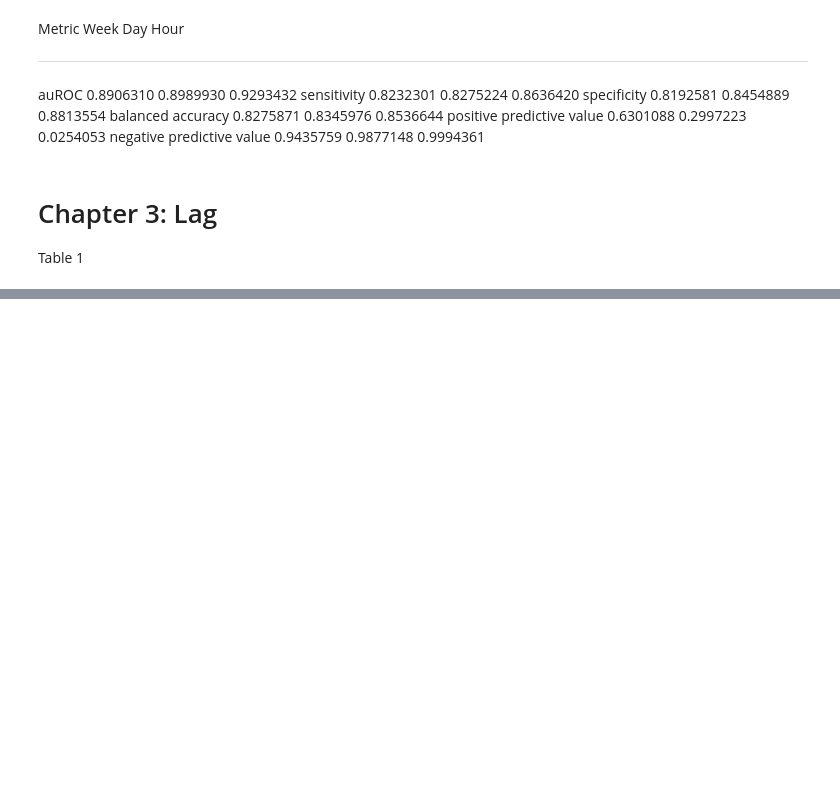
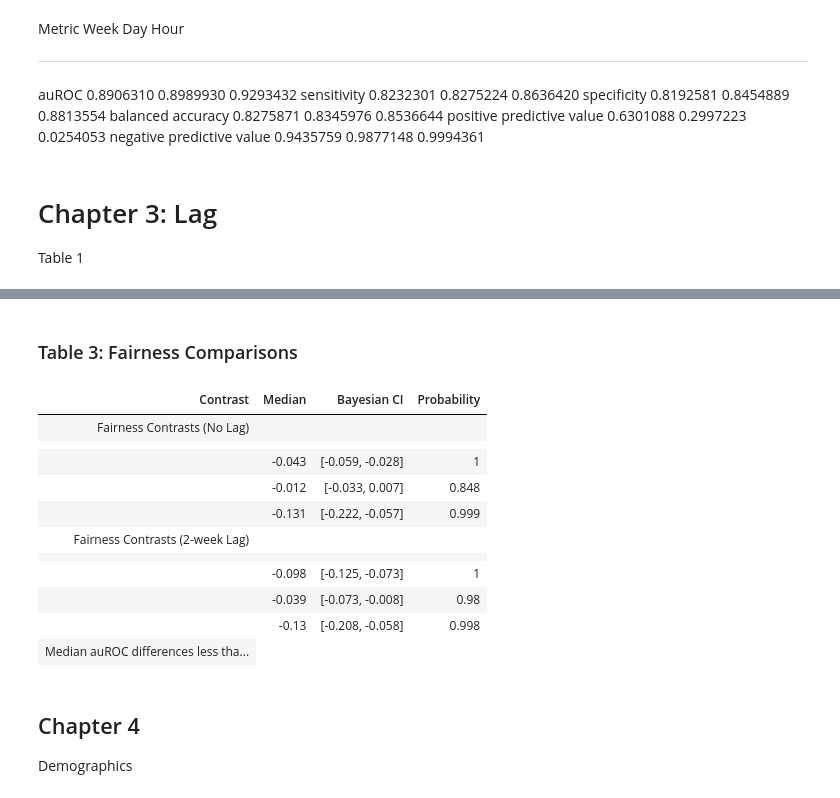
Before and after one commit to KendraPaquette/study_dissertation, a Jupyter notebook: notebooks/tables.embed.ipynb, the cells around one changed output, grey strips where cells are left out. Saved outputs shown, nothing was run; the diff lists cells and outputs as text; code cells hidden in the pictures; blank space fills up the shorter version.

```diff
--- a/notebooks/tables.embed.ipynb
+++ b/notebooks/tables.embed.ipynb
@@ -421,0 +429,35 @@ table_ci |>
+# %% [markdown]
+### Table 3: Fairness Comparisons
+# %%
+#| label: tbl-fairness
+#| tbl-cap: "Median difference in auROC, 95% Bayesian credible interval (CI), and posterior probability that that the auROC difference was smaller than 0 for fairness contrasts for the no lag and 2-week lagged models."
+
+footnote_table_fair <- "Median auROC differences less than 0 indicate the model, on average, performed worse for the disadvantaged group (female, non-White and/or Hispanic, income below poverty line) compared to the advantaged group (male, non-Hispanic White, income above poverty line). Bayesian CI represents the range of values where there is a 95% probability that the true auROC difference lies within that range. Probability indicates the posterior probability that this difference is smaller than 0 (i.e., the models are performing differently for fairness subgroups)."
+
+table_ci_fair |>
+  knitr::kable() |>
+  kable_classic() |>
+  kableExtra::column_spec(1, width = "25em") |>
+  kableExtra::group_rows(start_row = 2, end_row = 4) |>
+  kableExtra::group_rows(start_row = 6, end_row = 8) |>
+  kableExtra::row_spec(4, extra_css = "border-bottom: 1px solid")  |>
+  kableExtra::add_footnote(label = footnote_table_fair,
+                           notation = "none",
+                           escape = FALSE)
+# %% [output]
+| Contrast | Median | Bayesian CI | Probability |
+| Fairness Contrasts (No Lag) |  |  |  |
+|  |  |  |  |
+|  | -0.043 | [-0.059, -0.028] | 1 |
+|  | -0.012 | [-0.033, 0.007] | 0.848 |
+|  | -0.131 | [-0.222, -0.057] | 0.999 |
+| Fairness Contrasts (2-week Lag) |  |  |  |
+|  |  |  |  |
+|  | -0.098 | [-0.125, -0.073] | 1 |
+|  | -0.039 | [-0.073, -0.008] | 0.98 |
+|  | -0.13 | [-0.208, -0.058] | 0.998 |
+| Median auROC differences less tha... |
+# %% [markdown]
+## Chapter 4
+
+Demographics
```
Also changed, not shown: parts of 9 cells of this notebook, 25 other files.
